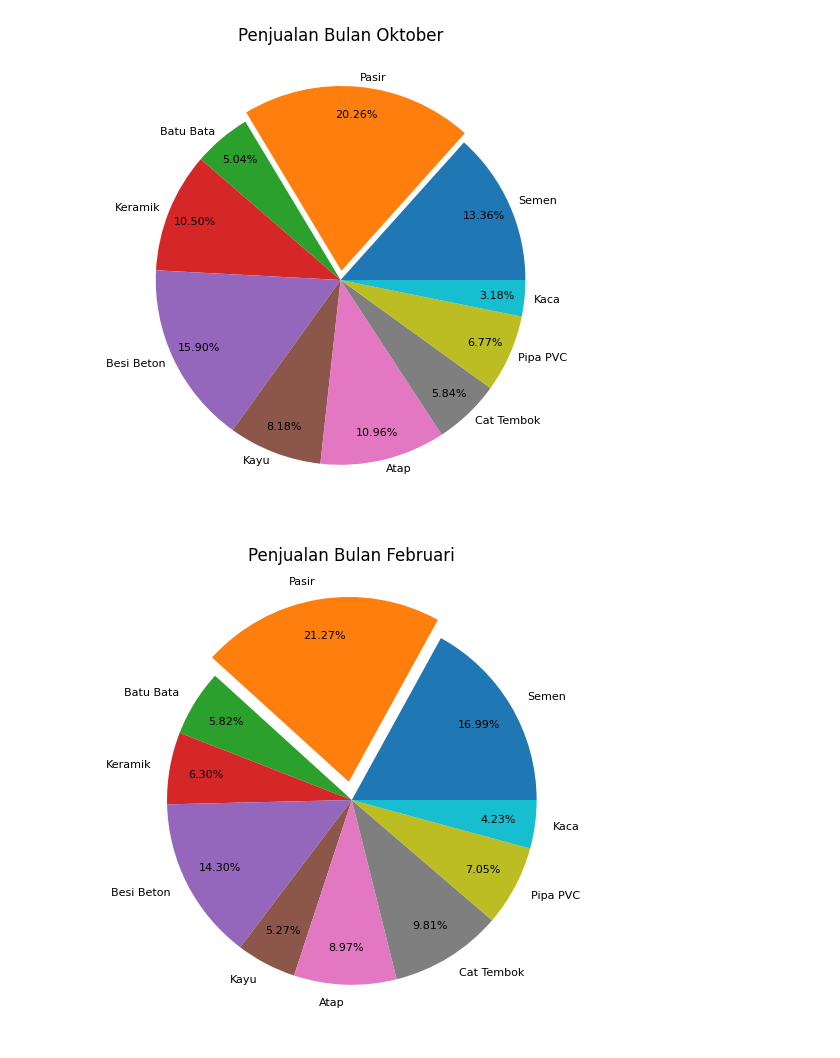
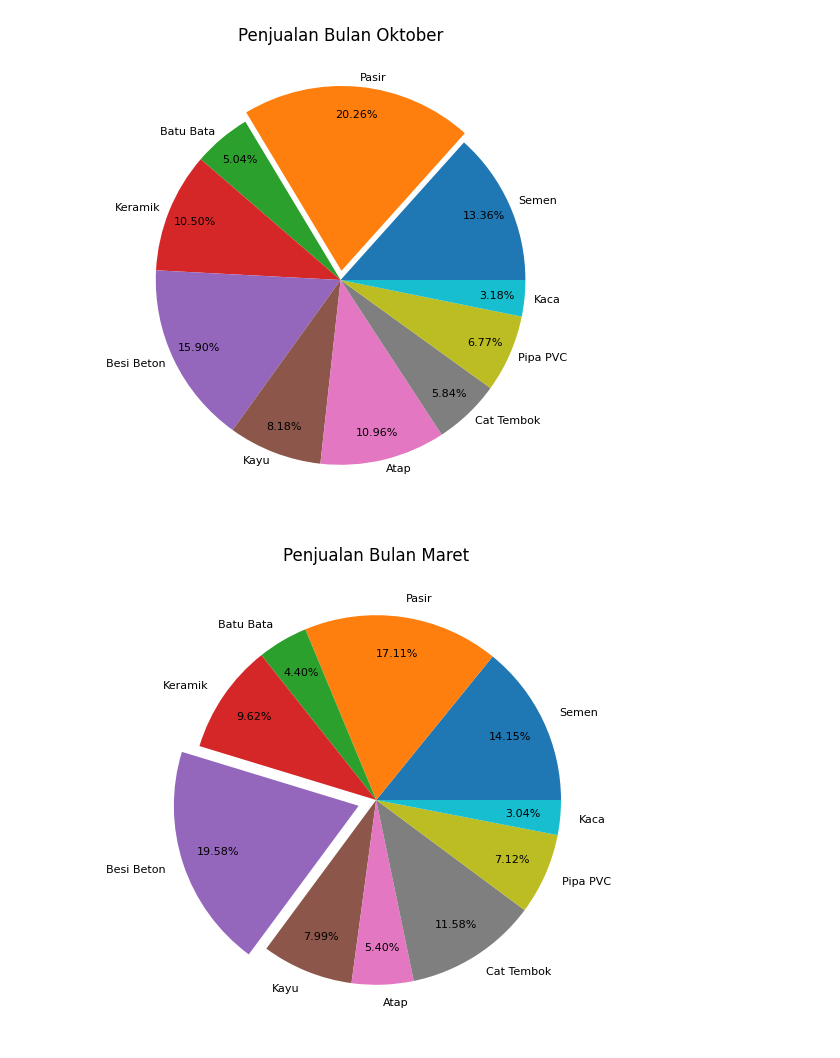
Before and after one commit to IdhamAbidinKaisilay/my_portfolio, a Jupyter notebook: Latihan_Pie_Chart.ipynb, the cells around one changed output. Cells and saved outputs as stored; diff of their text form; code cells hidden in the pictures.

```diff
--- a/Latihan_Pie_Chart.ipynb
+++ b/Latihan_Pie_Chart.ipynb
@@ -140,6 +140,6 @@ pie_chart('Mei')
 # %% [output]
 [figure]
 # %%
-pie_chart('Februari')
+pie_chart('Maret')
 # %% [output]
-[figure, old version]
+[figure, new version]
```
Also changed, not shown: parts of 1 cell of this notebook.
